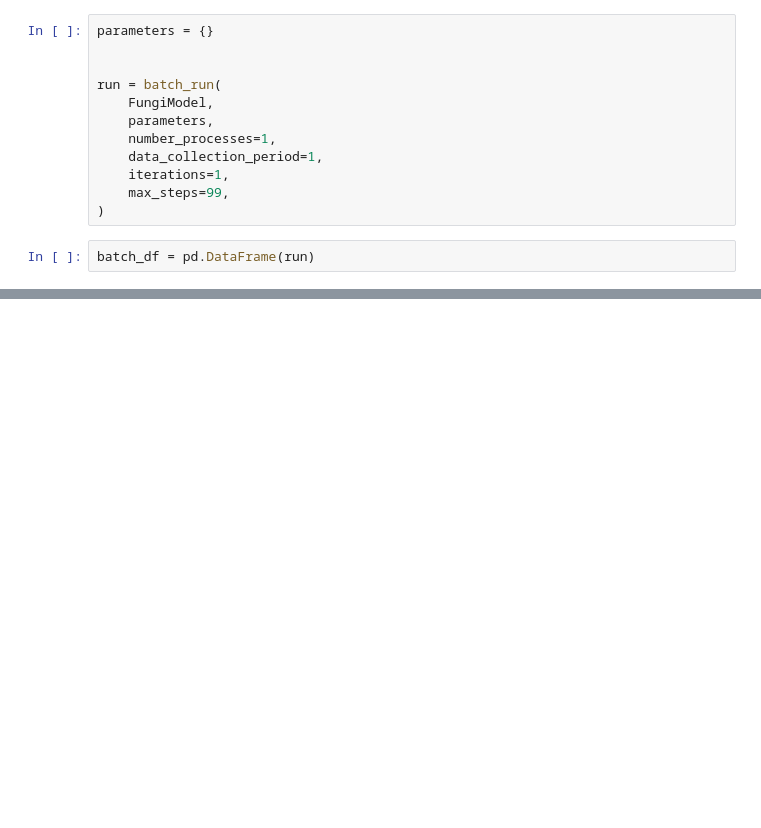
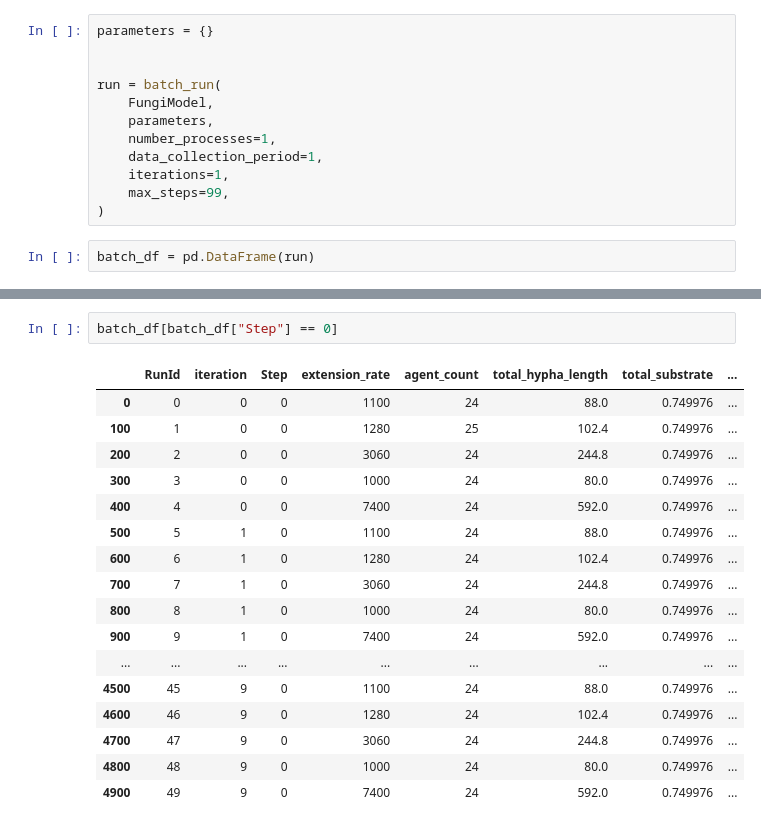
Before and after one commit to tedbjurlin/fungi-final-project-285, a Jupyter notebook: fungi.ipynb, the cells around one changed output, grey strips where cells are left out. Drawn from its saved outputs; the diff is of its cells as text; blank space fills up the shorter version.

```diff
--- a/fungi.ipynb
+++ b/fungi.ipynb
@@ -75,0 +149,20 @@ sns.lineplot(data=batch_df["total_substrate"], color="b", ax=ax2)
+# %%
+batch_df[batch_df["Step"] == 0]
+# %% [output]
+|  | RunId | iteration | Step | extension_rate | agent_count | total_hypha_length | total_substrate | ... |
+| 0 | 0 | 0 | 0 | 1100 | 24 | 88.0 | 0.749976 | ... |
+| 100 | 1 | 0 | 0 | 1280 | 25 | 102.4 | 0.749976 | ... |
+| 200 | 2 | 0 | 0 | 3060 | 24 | 244.8 | 0.749976 | ... |
+| 300 | 3 | 0 | 0 | 1000 | 24 | 80.0 | 0.749976 | ... |
+| 400 | 4 | 0 | 0 | 7400 | 24 | 592.0 | 0.749976 | ... |
+| 500 | 5 | 1 | 0 | 1100 | 24 | 88.0 | 0.749976 | ... |
+| 600 | 6 | 1 | 0 | 1280 | 24 | 102.4 | 0.749976 | ... |
+| 700 | 7 | 1 | 0 | 3060 | 24 | 244.8 | 0.749976 | ... |
+| 800 | 8 | 1 | 0 | 1000 | 24 | 80.0 | 0.749976 | ... |
+| 900 | 9 | 1 | 0 | 7400 | 24 | 592.0 | 0.749976 | ... |
+| ... | ... | ... | ... | ... | ... | ... | ... | ... |
+| 4500 | 45 | 9 | 0 | 1100 | 24 | 88.0 | 0.749976 | ... |
+| 4600 | 46 | 9 | 0 | 1280 | 24 | 102.4 | 0.749976 | ... |
+| 4700 | 47 | 9 | 0 | 3060 | 24 | 244.8 | 0.749976 | ... |
+| 4800 | 48 | 9 | 0 | 1000 | 24 | 80.0 | 0.749976 | ... |
+| 4900 | 49 | 9 | 0 | 7400 | 24 | 592.0 | 0.749976 | ... |
```
Also changed, not shown: parts of 17 cells of this notebook, 4 other files.
